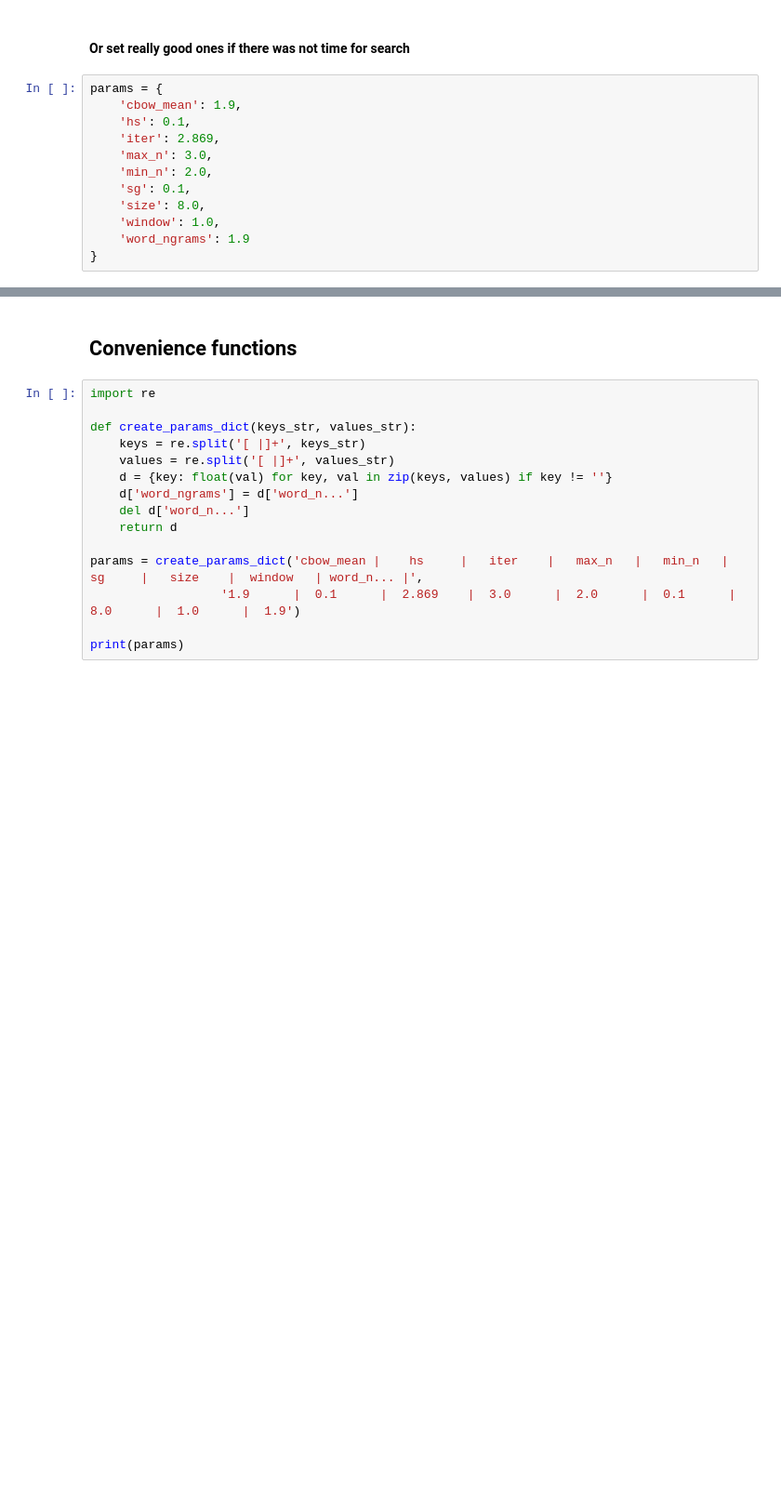
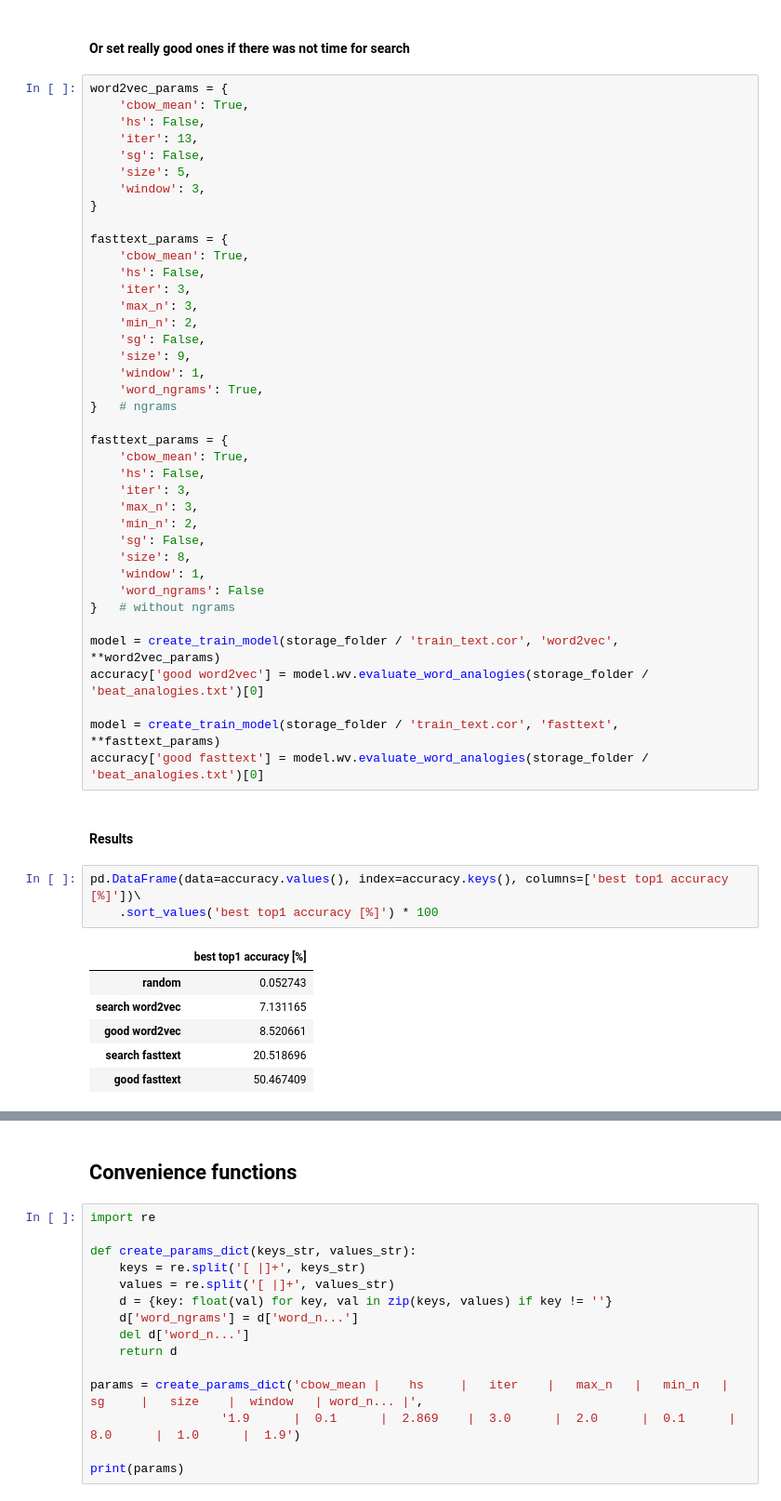
Before and after one commit to ronaldluc/DeepSaber, a Jupyter notebook: research/action_vectors/create_action_embeddings.ipynb, the cells around one changed output, grey strips where cells are left out. Shown: that part at 93% size. Drawn from its saved outputs; the diff is of its cells as text; blank space fills up the shorter version.

```diff
--- a/research/action_vectors/create_action_embeddings.ipynb
+++ b/research/action_vectors/create_action_embeddings.ipynb
@@ -486,14 +550,53 @@ params
 # %% [markdown]
 #### Or set really good ones if there was not time for search
-# %%
-params = {
-    'cbow_mean': 1.9,
-    'hs': 0.1,
-    'iter': 2.869,
-    'max_n': 3.0,
-    'min_n': 2.0,
-    'sg': 0.1,
-    'size': 8.0,
-    'window': 1.0,
-    'word_ngrams': 1.9
-}
+# %%
+word2vec_params = {
+    'cbow_mean': True,
+    'hs': False,
+    'iter': 13,
+    'sg': False,
+    'size': 5,
+    'window': 3,
+}
+
+fasttext_params = {
+    'cbow_mean': True,
+    'hs': False,
+    'iter': 3,
+    'max_n': 3,
+    'min_n': 2,
+    'sg': False,
+    'size': 9,
+    'window': 1,
+    'word_ngrams': True,
+}   # ngrams
+
+fasttext_params = {
+    'cbow_mean': True,
+    'hs': False,
+    'iter': 3,
+    'max_n': 3,
+    'min_n': 2,
+    'sg': False,
+    'size': 8,
+    'window': 1,
+    'word_ngrams': False
+}   # without ngrams
+
+model = create_train_model(storage_folder / 'train_text.cor', 'word2vec', **word2vec_params)
+accuracy['good word2vec'] = model.wv.evaluate_word_analogies(storage_folder / 'beat_analogies.txt')[0]
+
+model = create_train_model(storage_folder / 'train_text.cor', 'fasttext', **fasttext_params)
+accuracy['good fasttext'] = model.wv.evaluate_word_analogies(storage_folder / 'beat_analogies.txt')[0]
+# %% [markdown]
+#### Results
+# %%
+pd.DataFrame(data=accuracy.values(), index=accuracy.keys(), columns=['best top1 accuracy [%]'])\
+    .sort_values('best top1 accuracy [%]') * 100
+# %% [output]
+|  | best top1 accuracy [%] |
+| random | 0.052743 |
+| search word2vec | 7.131165 |
+| good word2vec | 8.520661 |
+| search fasttext | 20.518696 |
+| good fasttext | 50.467409 |
```
Also changed, not shown: parts of 23 cells of this notebook.
